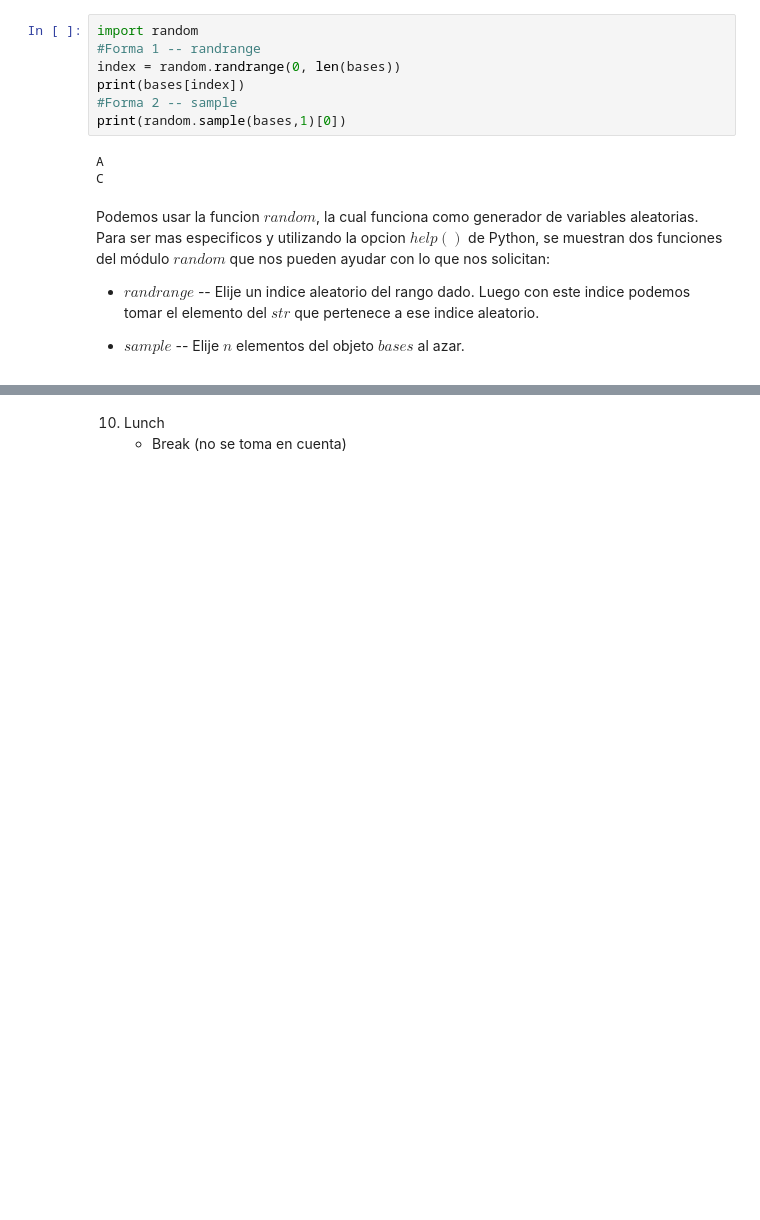
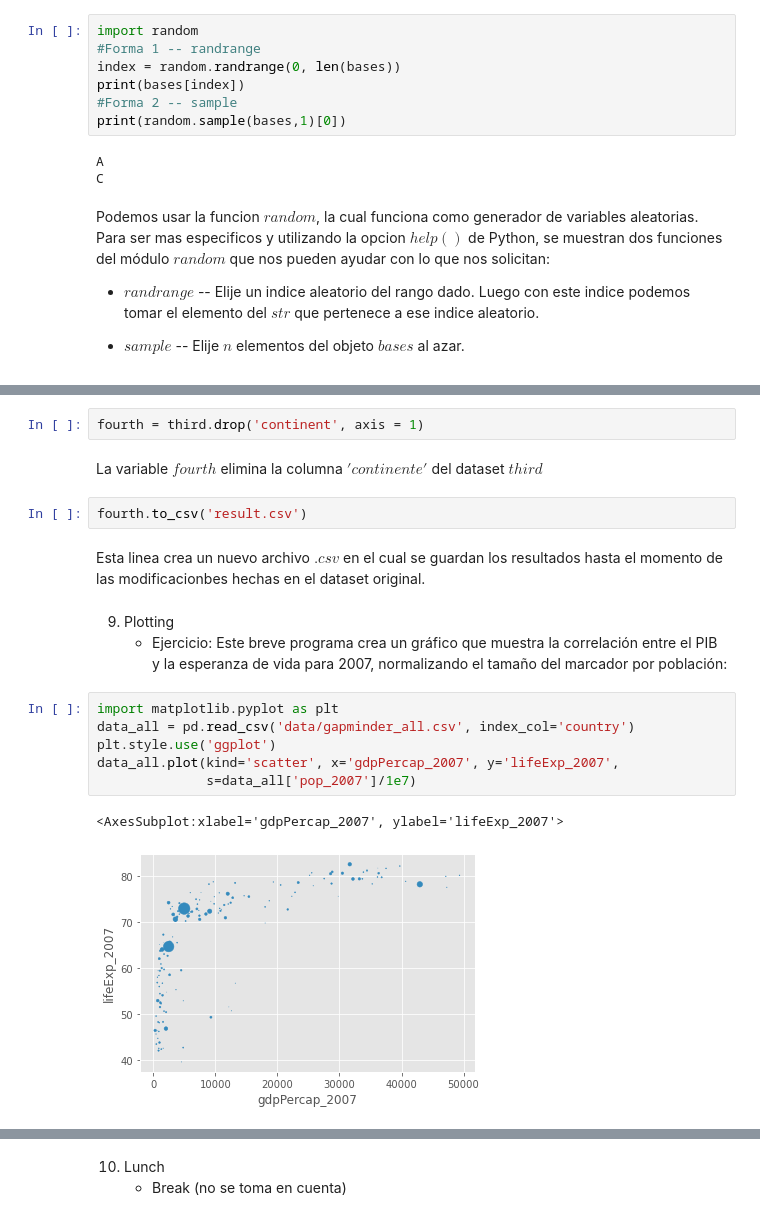
Before and after one commit to CamilaSilva1995/2021_PML_CamilaSilva, a Jupyter notebook: Tarea1_PML_CamilaSilva.ipynb, the cells around one changed output, grey strips where cells are left out. Cells and saved outputs as stored; diff of their text form; blank space fills up the shorter version.

```diff
--- a/Tarea1_PML_CamilaSilva.ipynb
+++ b/Tarea1_PML_CamilaSilva.ipynb
@@ -157,0 +262,21 @@ Podemos usar la funcion $random$, la cual funciona como generador de variables a
+# %%
+fourth = third.drop('continent', axis = 1)
+# %% [markdown]
+La variable $fourth$ elimina la columna $'continente'$ del dataset $third$
+# %%
+fourth.to_csv('result.csv')
+# %% [markdown]
+Esta linea crea un nuevo archivo $.csv$ en el cual se guardan los resultados hasta el momento de las modificacionbes hechas en el dataset original.
+# %% [markdown]
+9. Plotting
+    * Ejercicio:
+Este breve programa crea un gráfico que muestra la correlación entre el PIB y la esperanza de vida para 2007, normalizando el tamaño del marcador por población:
+# %%
+import matplotlib.pyplot as plt
+data_all = pd.read_csv('data/gapminder_all.csv', index_col='country')
+plt.style.use('ggplot')
+data_all.plot(kind='scatter', x='gdpPercap_2007', y='lifeExp_2007',
+              s=data_all['pop_2007']/1e7)
+# %% [output]
+<AxesSubplot:xlabel='gdpPercap_2007', ylabel='lifeExp_2007'>
+[figure, added]
```
Also changed, not shown: parts of 39 cells of this notebook.
